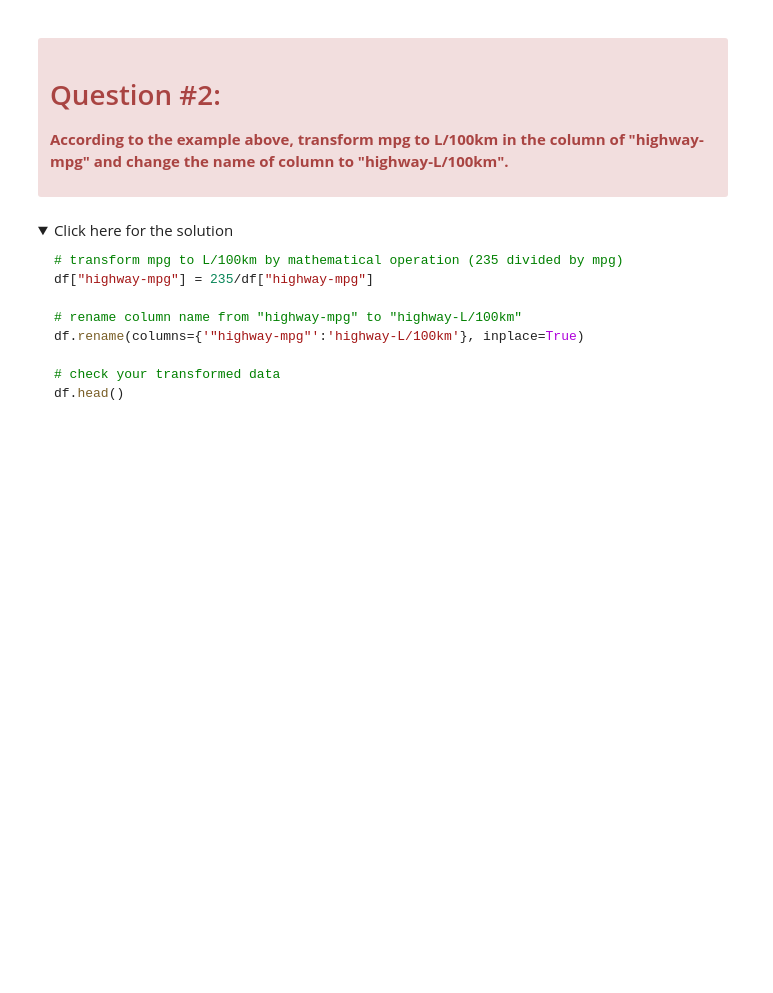
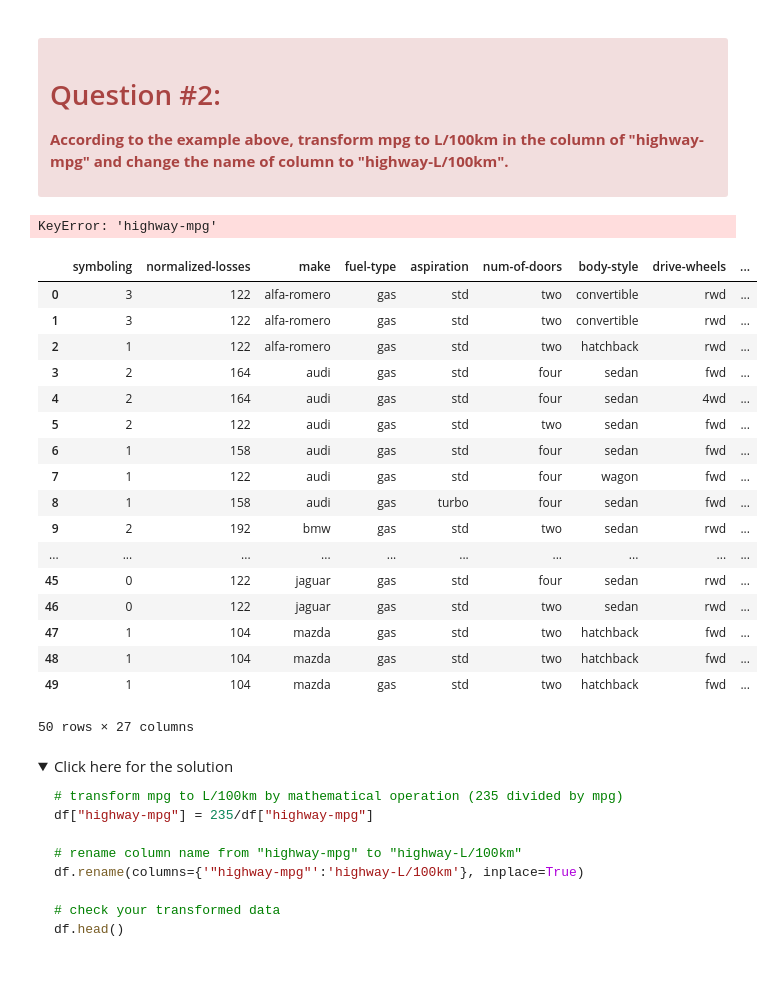
Before and after one commit to sssnsu-tech/RepoPy, a Jupyter notebook: py_proj/notebooks/DA0101EN-2-Review-Data-Wrangling-20231003-1696291200.jupyterlite.ipynb, the cells around one changed output. Saved outputs shown, nothing was run; the diff lists cells and outputs as text; code cells hidden in the pictures; folded sections open; blank space fills up the shorter version.

```diff
--- a/py_proj/notebooks/DA0101EN-2-Review-Data-Wrangling-20231003-1696291200.jupyterlite.ipynb
+++ b/py_proj/notebooks/DA0101EN-2-Review-Data-Wrangling-20231003-1696291200.jupyterlite.ipynb
@@ -257,3 +328,6 @@ df["bore"].replace(np.nan, avg_bore, inplace=True)
 </div>
 # %%
 # Write your code below and press Shift+Enter to execute
+mean_stroke=df["stroke"].astype("float").mean(axis=0)
+print("Mean of stroke:", mean_stroke)
+df["stroke"].replace(np.nan,mean_stroke,inplace=True)
@@ -377,6 +545,32 @@ df.head()
 </div>
 # %%
 # Write your code below and press Shift+Enter to execute
+df["highway-mpg"]=235/df["highway-mpg"]
+df.rename(columns={'highway-mpg':'highway-L/100km'},inplace=True)
+# %% [output]
+KeyError: 'highway-mpg'
+# %%
+
+df.head(50)
+# %% [output]
+|  | symboling | normalized-losses | make | fuel-type | aspiration | num-of-doors | body-style | drive-wheels | ... |
+| 0 | 3 | 122 | alfa-romero | gas | std | two | convertible | rwd | ... |
+| 1 | 3 | 122 | alfa-romero | gas | std | two | convertible | rwd | ... |
+| 2 | 1 | 122 | alfa-romero | gas | std | two | hatchback | rwd | ... |
+| 3 | 2 | 164 | audi | gas | std | four | sedan | fwd | ... |
+| 4 | 2 | 164 | audi | gas | std | four | sedan | 4wd | ... |
+| 5 | 2 | 122 | audi | gas | std | two | sedan | fwd | ... |
+| 6 | 1 | 158 | audi | gas | std | four | sedan | fwd | ... |
+| 7 | 1 | 122 | audi | gas | std | four | wagon | fwd | ... |
+| 8 | 1 | 158 | audi | gas | turbo | four | sedan | fwd | ... |
+| 9 | 2 | 192 | bmw | gas | std | two | sedan | rwd | ... |
+| ... | ... | ... | ... | ... | ... | ... | ... | ... | ... |
+| 45 | 0 | 122 | jaguar | gas | std | four | sedan | rwd | ... |
+| 46 | 0 | 122 | jaguar | gas | std | two | sedan | rwd | ... |
+| 47 | 1 | 104 | mazda | gas | std | two | hatchback | fwd | ... |
+| 48 | 1 | 104 | mazda | gas | std | two | hatchback | fwd | ... |
+| 49 | 1 | 104 | mazda | gas | std | two | hatchback | fwd | ... |
+50 rows × 27 columns
 # %% [markdown]
 <details><summary>Click here for the solution</summary>
 
```
Also changed, not shown: parts of 40 cells of this notebook, 2 other files.
